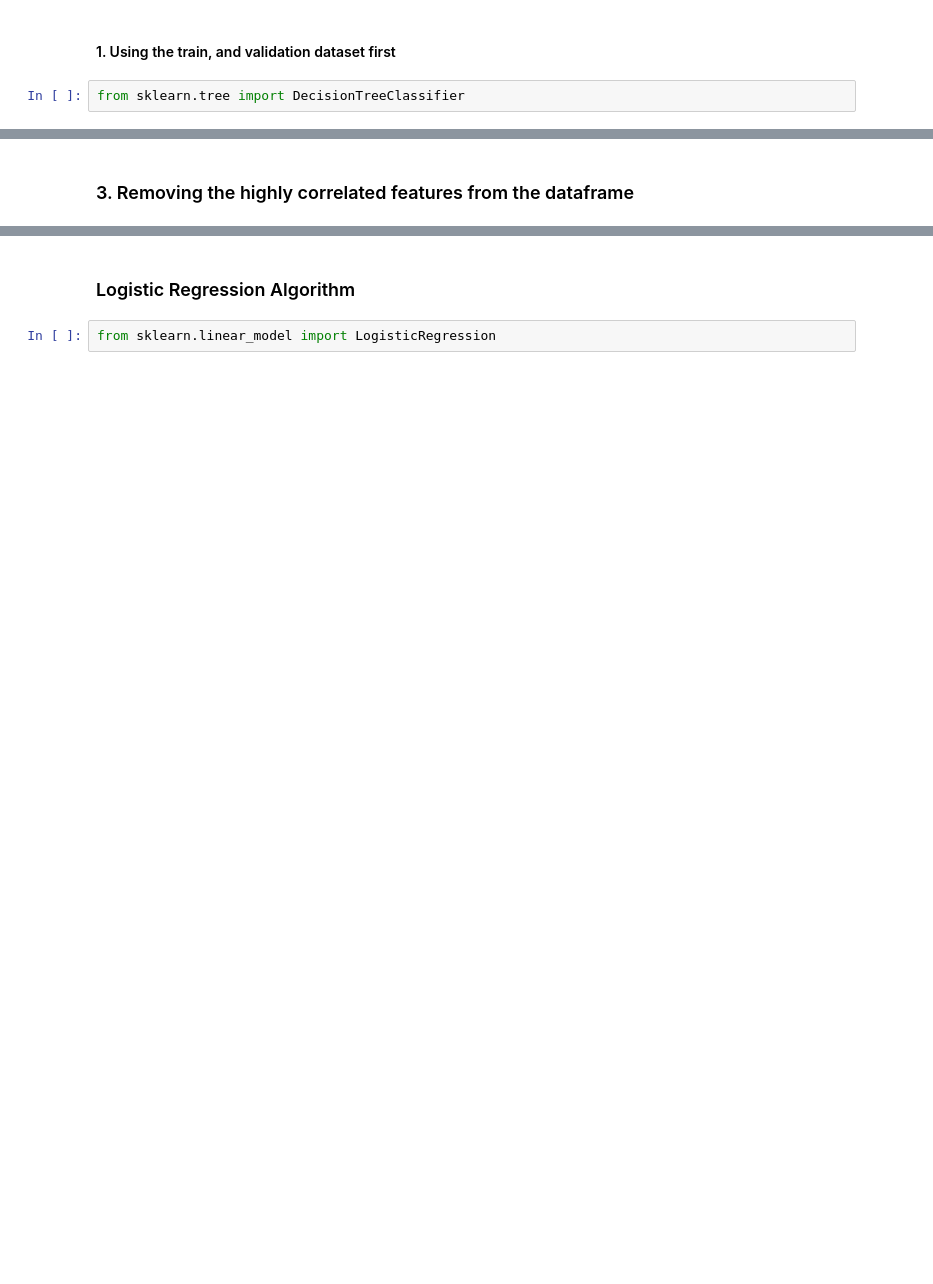
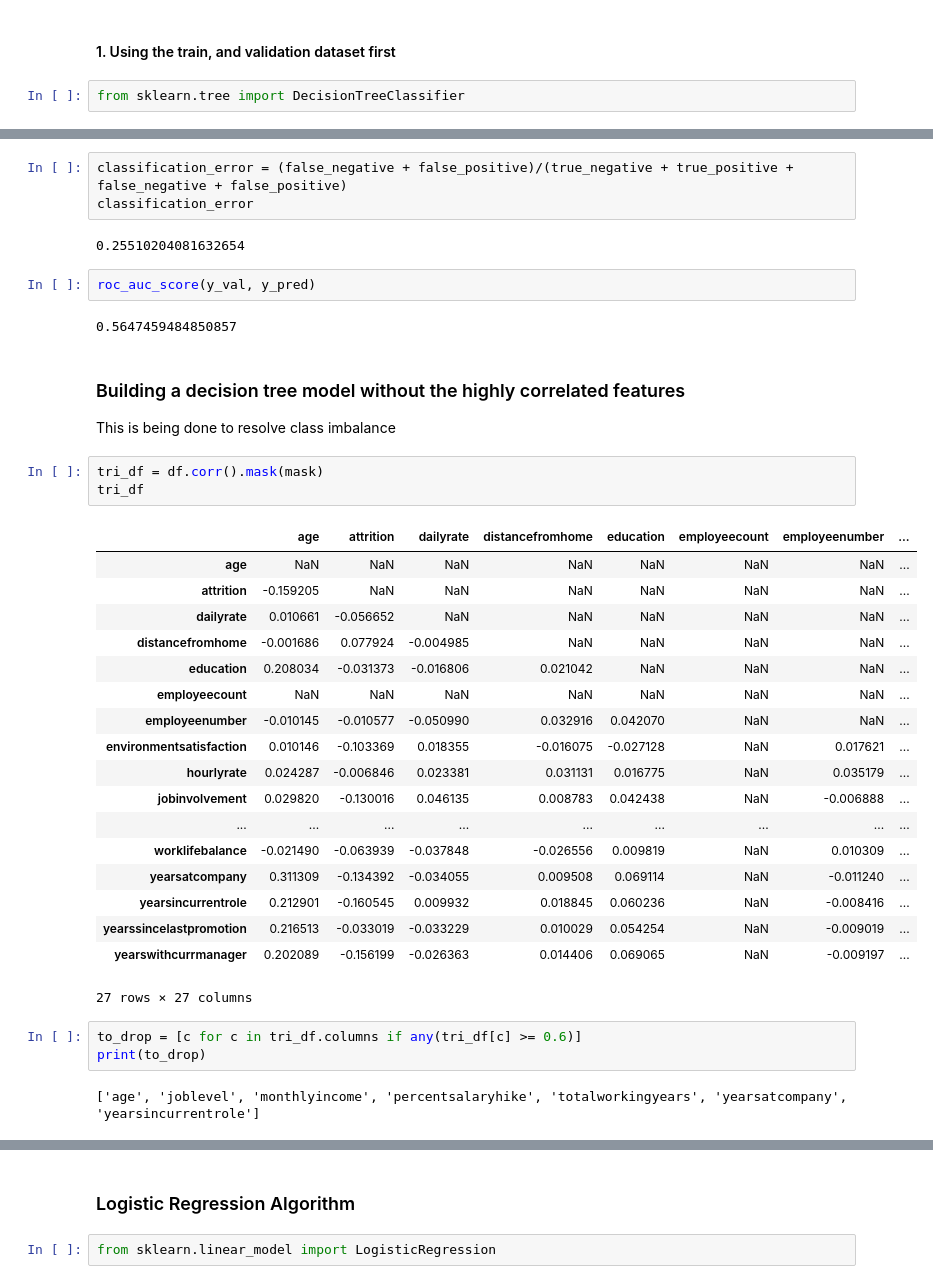
Before and after one commit to Daphne210/Machine-Learning-2, a Jupyter notebook: Attrition Model Assignment.ipynb, the cells around one changed output, grey strips where cells are left out. Saved outputs shown, nothing was run; the diff lists cells and outputs as text; blank space fills up the shorter version.

Commit message:
Added other evaluation metrics, started building another model without higly correlated features

```diff
--- a/Attrition Model Assignment.ipynb
+++ b/Attrition Model Assignment.ipynb
@@ -403,2 +427,39 @@ y_pred = dt.predict_proba(X_val)[:, 0]
+# %%
+classification_error = (false_negative + false_positive)/(true_negative + true_positive + false_negative + false_positive)
+classification_error
+# %% [output]
+0.25510204081632654
+# %%
+roc_auc_score(y_val, y_pred)
+# %% [output]
+0.5647459484850857
 # %% [markdown]
-### 3. Removing the highly correlated features from the dataframe
+### Building a decision tree model without the highly correlated features
+This is being done to resolve class imbalance
+# %%
+tri_df = df.corr().mask(mask)
+tri_df
+# %% [output]
+|  | age | attrition | dailyrate | distancefromhome | education | employeecount | employeenumber | ... |
+| age | NaN | NaN | NaN | NaN | NaN | NaN | NaN | ... |
+| attrition | -0.159205 | NaN | NaN | NaN | NaN | NaN | NaN | ... |
+| dailyrate | 0.010661 | -0.056652 | NaN | NaN | NaN | NaN | NaN | ... |
+| distancefromhome | -0.001686 | 0.077924 | -0.004985 | NaN | NaN | NaN | NaN | ... |
+| education | 0.208034 | -0.031373 | -0.016806 | 0.021042 | NaN | NaN | NaN | ... |
+| employeecount | NaN | NaN | NaN | NaN | NaN | NaN | NaN | ... |
+| employeenumber | -0.010145 | -0.010577 | -0.050990 | 0.032916 | 0.042070 | NaN | NaN | ... |
+| environmentsatisfaction | 0.010146 | -0.103369 | 0.018355 | -0.016075 | -0.027128 | NaN | 0.017621 | ... |
+| hourlyrate | 0.024287 | -0.006846 | 0.023381 | 0.031131 | 0.016775 | NaN | 0.035179 | ... |
+| jobinvolvement | 0.029820 | -0.130016 | 0.046135 | 0.008783 | 0.042438 | NaN | -0.006888 | ... |
+| ... | ... | ... | ... | ... | ... | ... | ... | ... |
+| worklifebalance | -0.021490 | -0.063939 | -0.037848 | -0.026556 | 0.009819 | NaN | 0.010309 | ... |
+| yearsatcompany | 0.311309 | -0.134392 | -0.034055 | 0.009508 | 0.069114 | NaN | -0.011240 | ... |
+| yearsincurrentrole | 0.212901 | -0.160545 | 0.009932 | 0.018845 | 0.060236 | NaN | -0.008416 | ... |
+| yearssincelastpromotion | 0.216513 | -0.033019 | -0.033229 | 0.010029 | 0.054254 | NaN | -0.009019 | ... |
+| yearswithcurrmanager | 0.202089 | -0.156199 | -0.026363 | 0.014406 | 0.069065 | NaN | -0.009197 | ... |
+27 rows × 27 columns
+# %%
+to_drop = [c for c in tri_df.columns if any(tri_df[c] >= 0.6)]
+print(to_drop)
+# %% [output]
+['age', 'joblevel', 'monthlyincome', 'percentsalaryhike', 'totalworkingyears', 'yearsatcompany', 'yearsincurrentrole']
```
Also changed, not shown: parts of 48 cells of this notebook.
